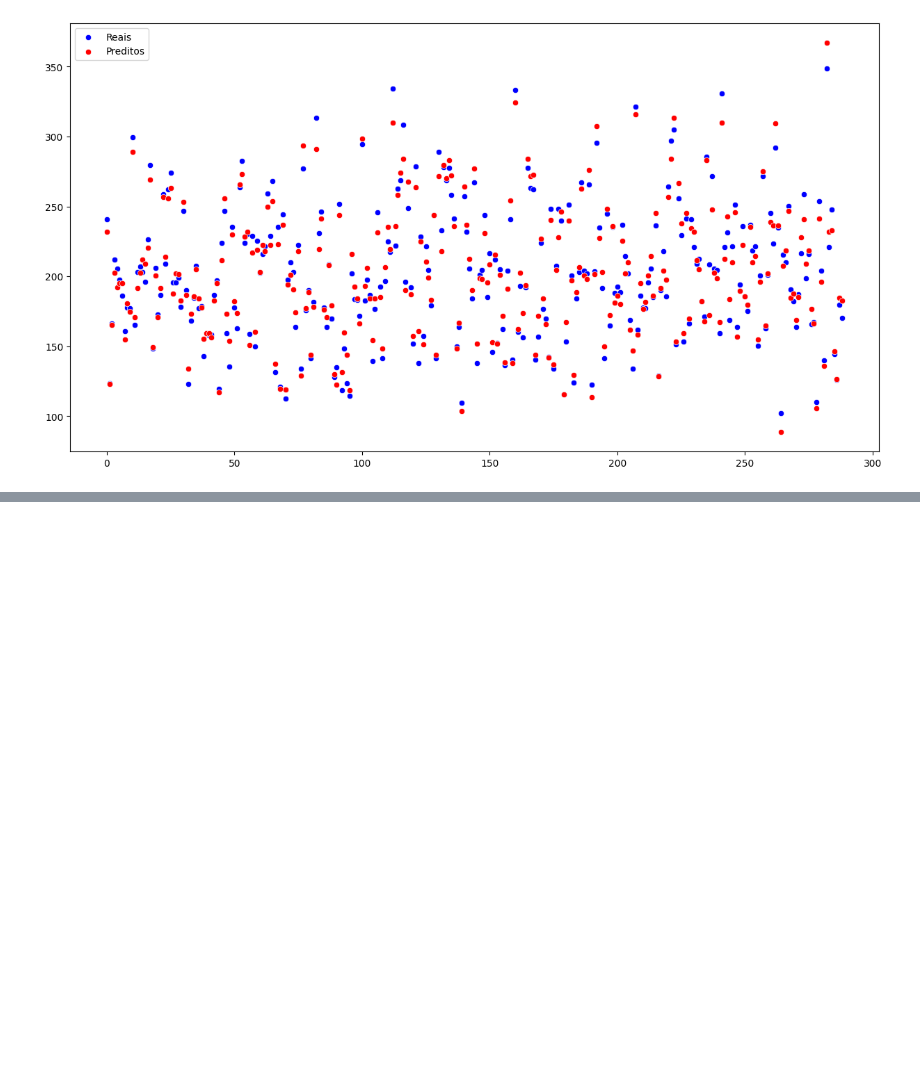
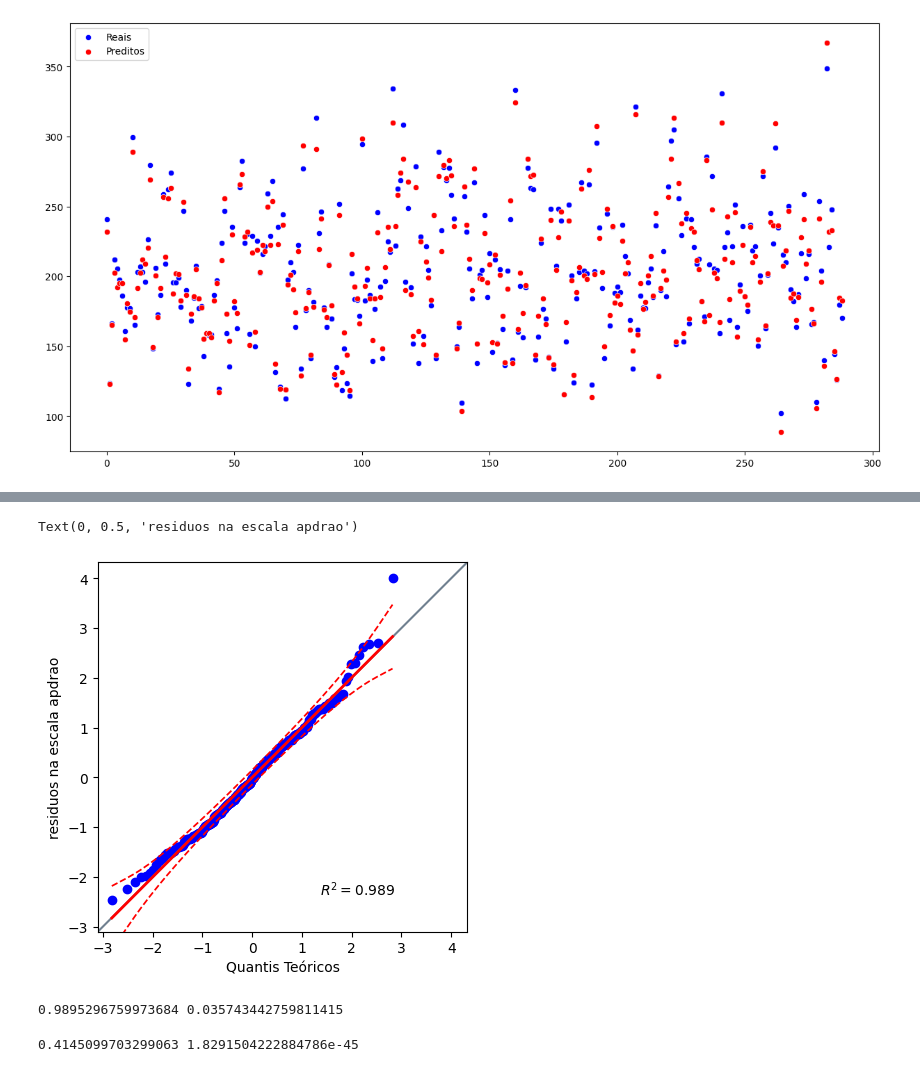
Before and after one commit to lilkirito22/aprendizado_machine_learning, a Jupyter notebook: Regressao_linear_multipla/modelo_colesterol.ipynb, the cells around one changed output, grey strips where cells are left out. Cells and saved outputs as stored; diff of their text form; code cells hidden in the pictures; blank space fills up the shorter version.

```diff
--- a/Regressao_linear_multipla/modelo_colesterol.ipynb
+++ b/Regressao_linear_multipla/modelo_colesterol.ipynb
@@ -430,0 +476,23 @@ sns.scatterplot(x=x_axis, y=y_pred.reshape(-1), color='red', label='Preditos')
+# %%
+pg.qqplot(residuos_std, dist='norm', confidence=0.95 )
+plt.pyplot.xlabel('Quantis Teóricos')
+plt.pyplot.ylabel('residuos na escala apdrao')
+# %% [output]
+Text(0, 0.5, 'residuos na escala apdrao')
+[figure, added]
+# %%
+# Teste de normalidade de Shapiro wilk
+from scipy.stats import shapiro, kstest,anderson
+from statsmodels.stats.diagnostic import lilliefors, het_goldfeldquandt
+stast_shapiro, p_value_shapiro = shapiro(residuos)
+print(stast_shapiro, p_value_shapiro)
+# %% [output]
+0.9895296759973684 0.035743442759811415
+# %%
+# Teste de Kolmogorov-Smirnov
+
+stast_ks, p_value_ks = kstest(residuos, 'norm')
+
+print(stast_ks, p_value_ks)
+# %% [output]
+0.4145099703299063 1.8291504222884786e-45
```
Also changed, not shown: parts of 11 cells of this notebook, 2 other files.
